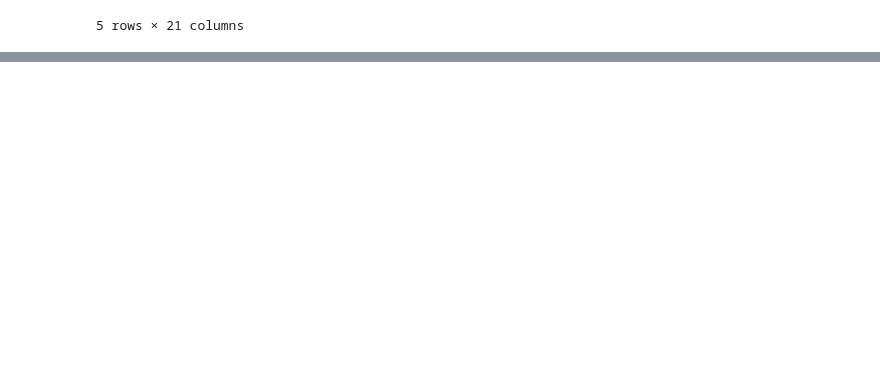
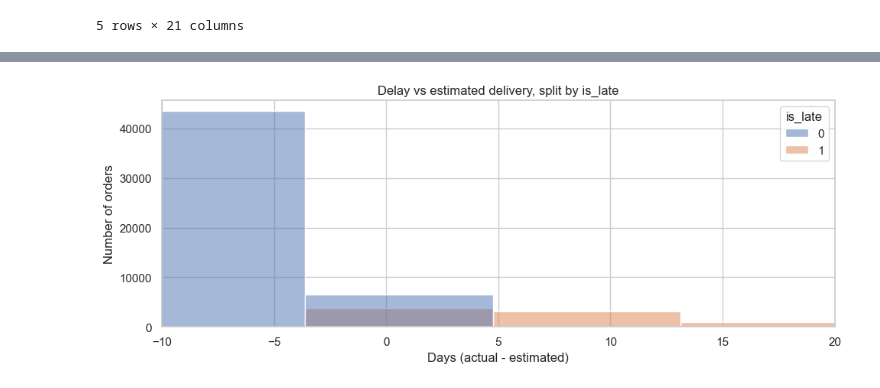
Before and after one commit to Gabverz/Logistics_optimizer, a Jupyter notebook: eda_logistica.ipynb, the cells around one changed output, grey strips where cells are left out. Saved outputs shown, nothing was run; the diff lists cells and outputs as text; code cells hidden in the pictures; blank space fills up the shorter version.

```diff
--- a/eda_logistica.ipynb
+++ b/eda_logistica.ipynb
@@ -14,0 +100,14 @@ df.head()
+# %%
+# Derive delivery time columns to enhance features
+
+df["actual_delivery_days"] = (
+    df["order_delivered_customer_date"] - df["order_purchase_timestamp"]
+).dt.days
+
+df["estimated_delivery_days"] = (
+    df["order_estimated_delivery_date"] - df["order_purchase_timestamp"]
+).dt.days
+
+df["delay_vs_estimated_days"] = (
+    df["actual_delivery_days"] - df["estimated_delivery_days"]
+)
@@ -14,0 +142,19 @@ df.head()
+# %%
+# Plot delay distribution split by is_late
+plt.figure(figsize=(10, 4))
+sns.histplot(
+    data=df[df["is_late"].notna()],
+    x="delay_vs_estimated_days",
+    hue="is_late",
+    bins=40,
+    kde=False,
+    multiple="layer"
+)
+plt.xlim(-10, 20)
+plt.title("Delay vs estimated delivery, split by is_late")
+plt.xlabel("Days (actual - estimated)")
+plt.ylabel("Number of orders")
+plt.tight_layout()
+plt.show()
+# %% [output]
+[figure, added]
```
Also changed, not shown: parts of 15 cells of this notebook.
